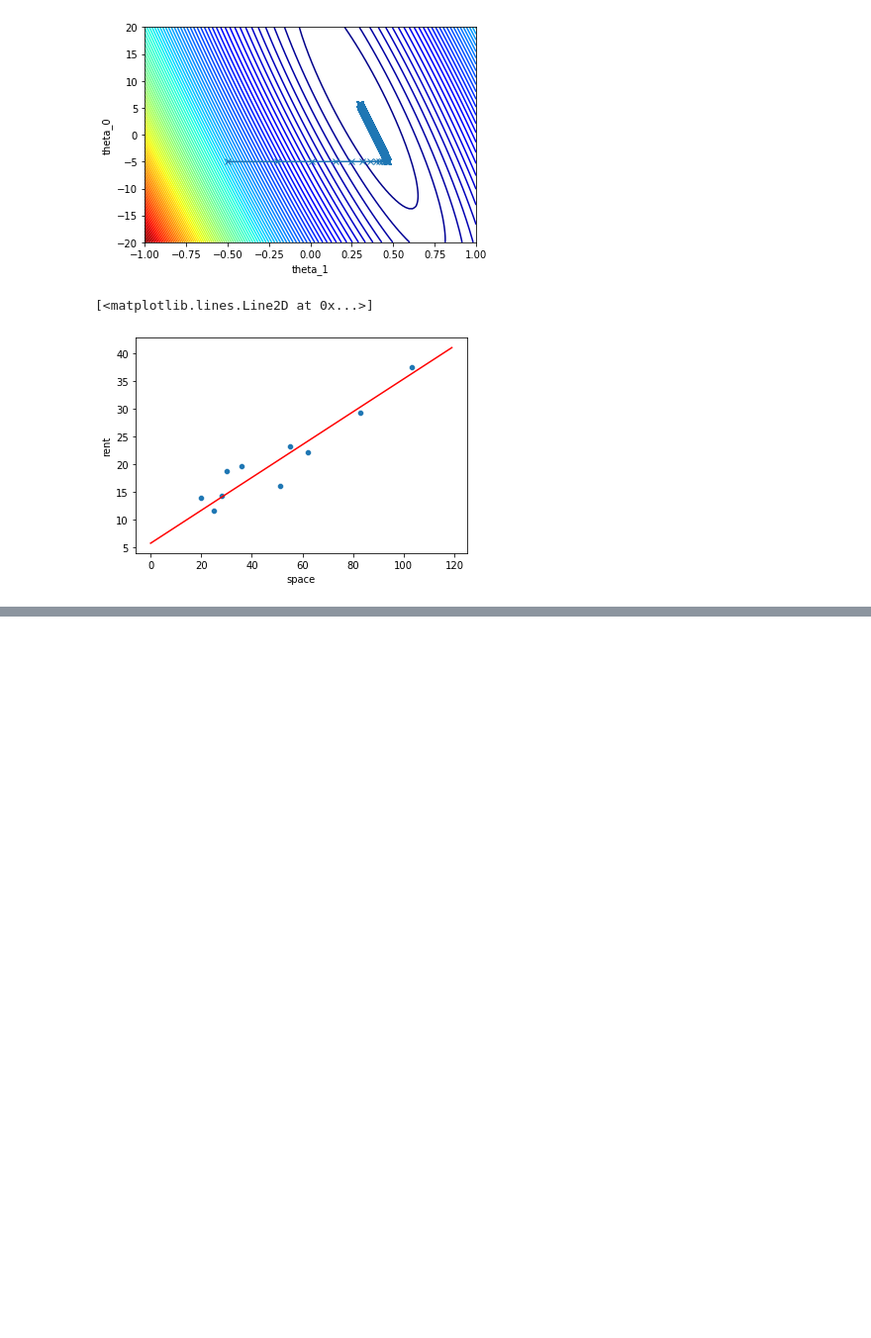
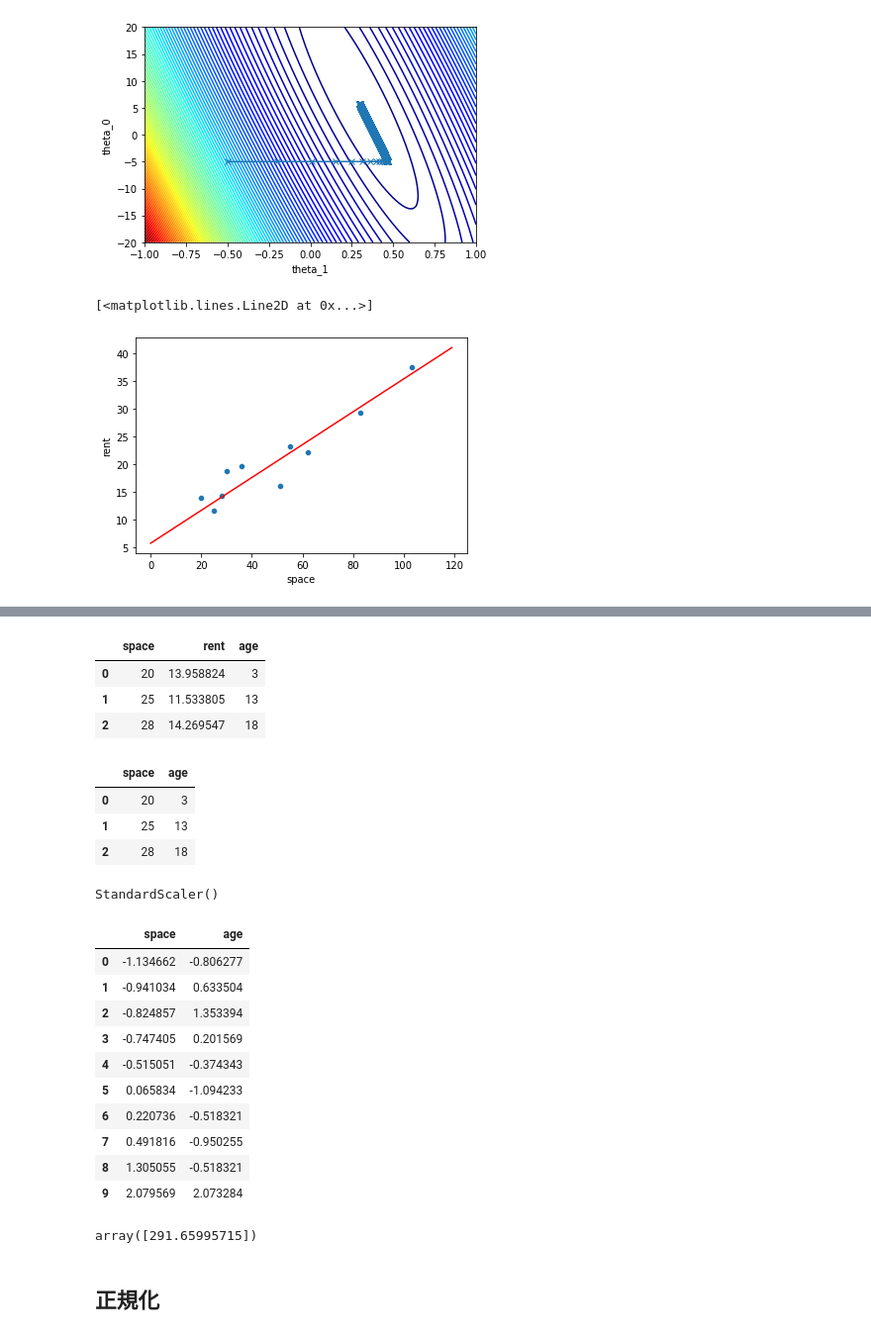
Before and after one commit to KK-raven/practice-machine-learning, a Jupyter notebook: practice.ipynb, the cells around one changed output, grey strips where cells are left out. Shown: that part at 99% size. Cells and saved outputs as stored; diff of their text form; code cells hidden in the pictures; blank space fills up the shorter version.

```diff
--- a/practice.ipynb
+++ b/practice.ipynb
@@ -165,0 +244,53 @@ plt.plot(x_value, y_value, 'r')
+# %%
+df = pd.read_csv('sample_data2.csv')
+df.head(3)
+# %% [output]
+|  | space | rent | age |
+| 0 | 20 | 13.958824 | 3 |
+| 1 | 25 | 11.533805 | 13 |
+| 2 | 28 | 14.269547 | 18 |
+# %%
+X = df[['space', 'age']]
+X.head(3)
+# %% [output]
+|  | space | age |
+| 0 | 20 | 3 |
+| 1 | 25 | 13 |
+| 2 | 28 | 18 |
+# %%
+# 標準化
+from sklearn.preprocessing import StandardScaler
+
+scaler = StandardScaler()
+# %%
+scaler.fit(X)
+# %% [output]
+StandardScaler()
+# %%
+X_scaled = scaler.transform(X)
+# %%
+pd.DataFrame(X_scaled, columns=X.columns)
+# %% [output]
+|  | space | age |
+| 0 | -1.134662 | -0.806277 |
+| 1 | -0.941034 | 0.633504 |
+| 2 | -0.824857 | 1.353394 |
+| 3 | -0.747405 | 0.201569 |
+| 4 | -0.515051 | -0.374343 |
+| 5 | 0.065834 | -1.094233 |
+| 6 | 0.220736 | -0.518321 |
+| 7 | 0.491816 | -0.950255 |
+| 8 | 1.305055 | -0.518321 |
+| 9 | 2.079569 | 2.073284 |
+# %%
+# 線形回帰で学習
+from sklearn.linear_model import LinearRegression
+
+y = df['rent']
+model = LinearRegression()
+model.fit(X_scaled, y)
+model.predict([[38, 10]])
+# %% [output]
+array([291.65995715])
+# %% [markdown]
+## 正規化
```
Also changed, not shown: parts of 31 cells of this notebook.
